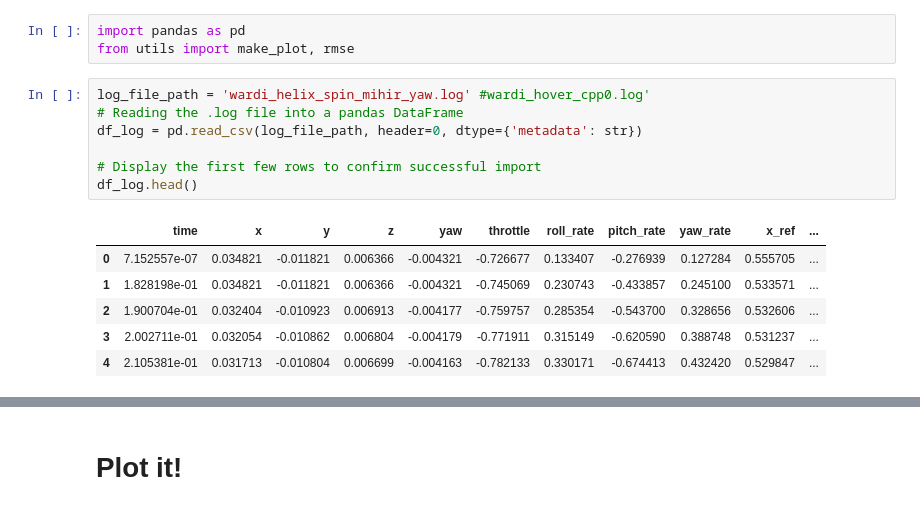
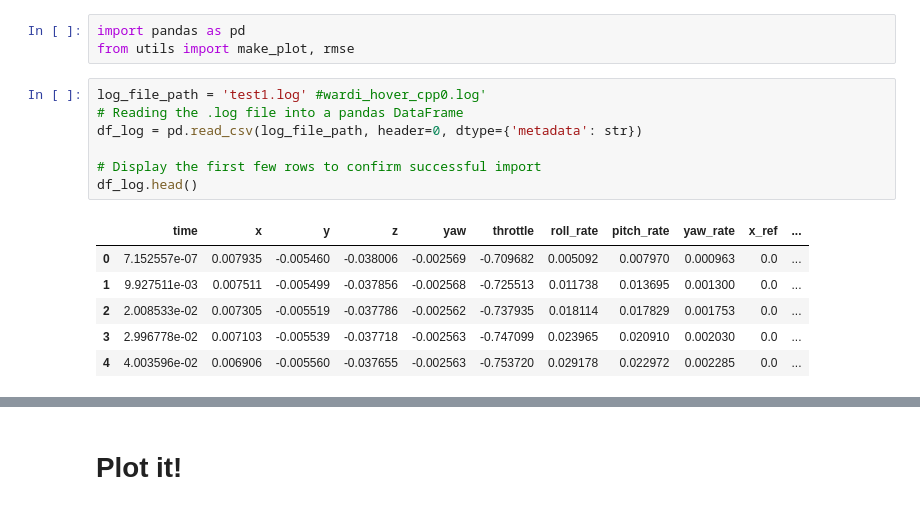
Before and after one commit to evannsm/test_stuff, a Jupyter notebook: final_wardi_files/src/quad_newton_raphson/quad_newton_raphson/data_analysis/updated_data_analysis.ipynb, the cells around one changed output, grey strips where cells are left out. Saved outputs shown, nothing was run; the diff lists cells and outputs as text.

```diff
--- a/final_wardi_files/src/quad_newton_raphson/quad_newton_raphson/data_analysis/updated_data_analysis.ipynb
+++ b/final_wardi_files/src/quad_newton_raphson/quad_newton_raphson/data_analysis/updated_data_analysis.ipynb
@@ -2,19 +2,19 @@
 import pandas as pd
 from utils import make_plot, rmse
 # %%
-log_file_path = 'wardi_helix_spin_mihir_yaw.log' #wardi_hover_cpp0.log'
+log_file_path = 'test1.log' #wardi_hover_cpp0.log'
 # Reading the .log file into a pandas DataFrame
 df_log = pd.read_csv(log_file_path, header=0, dtype={'metadata': str})
 
 # Display the first few rows to confirm successful import
 df_log.head()
 # %% [output]
 |  | time | x | y | z | yaw | throttle | roll_rate | pitch_rate | yaw_rate | x_ref | ... |
-| 0 | 7.152557e-07 | 0.034821 | -0.011821 | 0.006366 | -0.004321 | -0.726677 | 0.133407 | -0.276939 | 0.127284 | 0.555705 | ... |
-| 1 | 1.828198e-01 | 0.034821 | -0.011821 | 0.006366 | -0.004321 | -0.745069 | 0.230743 | -0.433857 | 0.245100 | 0.533571 | ... |
-| 2 | 1.900704e-01 | 0.032404 | -0.010923 | 0.006913 | -0.004177 | -0.759757 | 0.285354 | -0.543700 | 0.328656 | 0.532606 | ... |
-| 3 | 2.002711e-01 | 0.032054 | -0.010862 | 0.006804 | -0.004179 | -0.771911 | 0.315149 | -0.620590 | 0.388748 | 0.531237 | ... |
-| 4 | 2.105381e-01 | 0.031713 | -0.010804 | 0.006699 | -0.004163 | -0.782133 | 0.330171 | -0.674413 | 0.432420 | 0.529847 | ... |
+| 0 | 7.152557e-07 | 0.007935 | -0.005460 | -0.038006 | -0.002569 | -0.709682 | 0.005092 | 0.007970 | 0.000963 | 0.0 | ... |
+| 1 | 9.927511e-03 | 0.007511 | -0.005499 | -0.037856 | -0.002568 | -0.725513 | 0.011738 | 0.013695 | 0.001300 | 0.0 | ... |
+| 2 | 2.008533e-02 | 0.007305 | -0.005519 | -0.037786 | -0.002562 | -0.737935 | 0.018114 | 0.017829 | 0.001753 | 0.0 | ... |
+| 3 | 2.996778e-02 | 0.007103 | -0.005539 | -0.037718 | -0.002563 | -0.747099 | 0.023965 | 0.020910 | 0.002030 | 0.0 | ... |
+| 4 | 4.003596e-02 | 0.006906 | -0.005560 | -0.037655 | -0.002563 | -0.753720 | 0.029178 | 0.022972 | 0.002285 | 0.0 | ... |
 # %%
 print(f"This data comes from: {df_log['metadata'][0]}")
 print(f"Predictor was: {df_log['metadata'][1]}")
```
Also changed, not shown: parts of 2 cells of this notebook, 17 other files.
